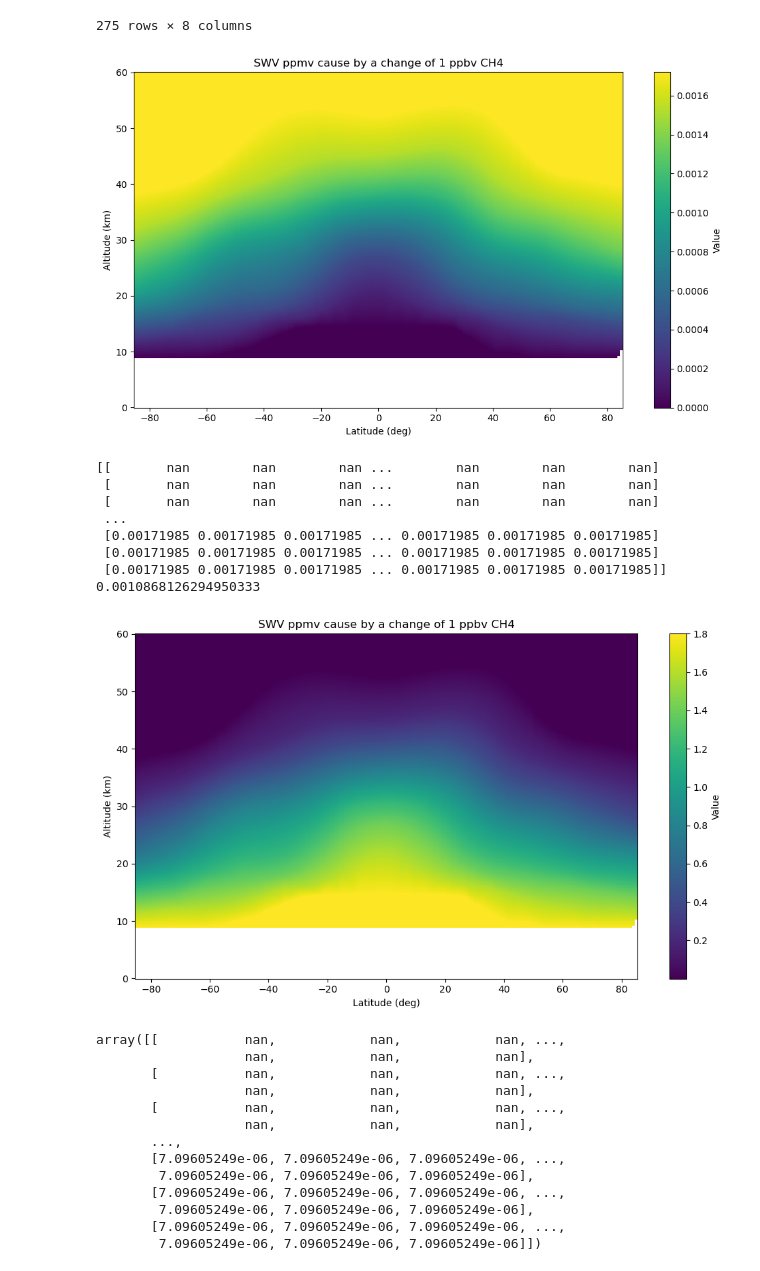
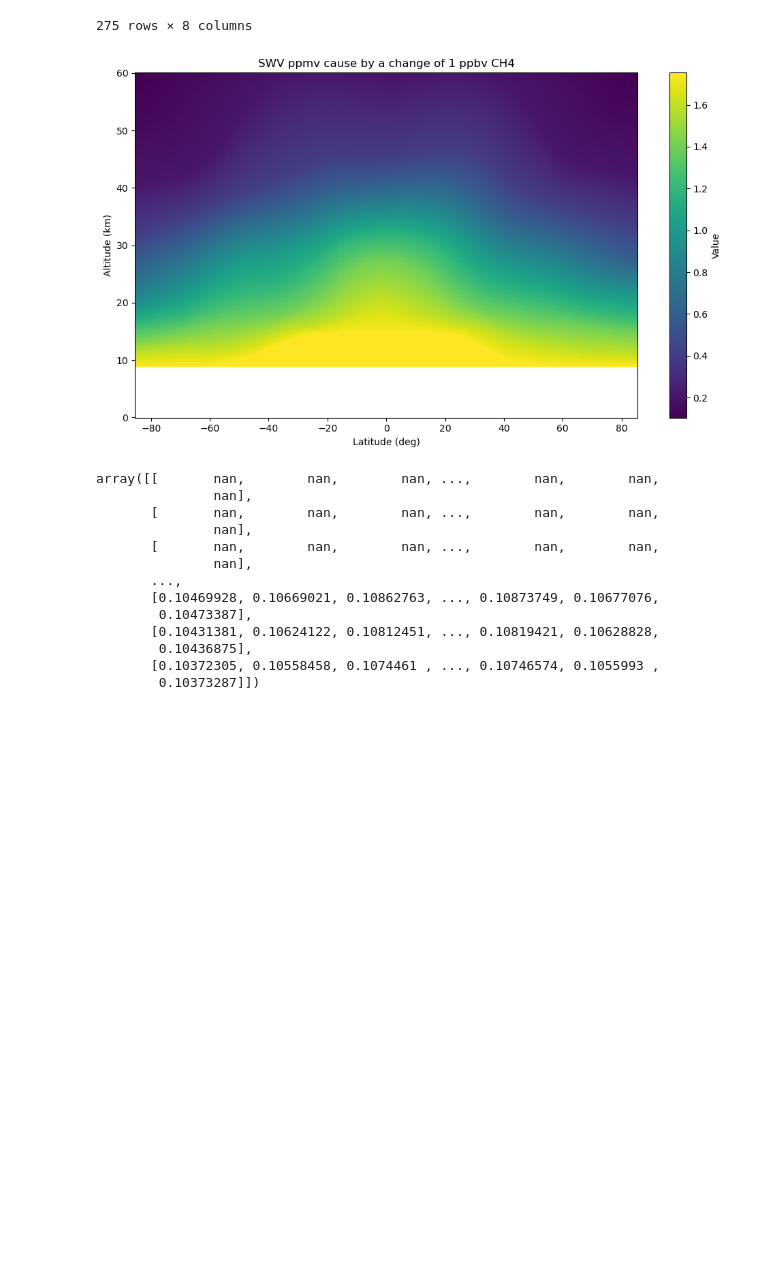
Before and after one commit to atzeharmsen/sandbox2, a Jupyter notebook: data_collection.ipynb, the cells around one changed output. Drawn from its saved outputs; the diff is of its cells as text; code cells hidden in the pictures; blank space fills up the shorter version.

```diff
--- a/data_collection.ipynb
+++ b/data_collection.ipynb
@@ -1007,39 +1046,27 @@ b_df
 275 rows × 8 columns
 # %%
 from Myhre2 import *
-df = construct_myhre_2a_df(cp_lat=87, cp_a=60)
-df['value'] = df['value']*1046.6
-df['value'] = 1.8-df['value']
-
+df = construct_myhre_1m_df()
 delta_h = 100.0  # height increment in meters
 delta_deg = 1.0  # latitude increment
 heights = np.arange(0, 60000 + delta_h, delta_h)  # 0 to 60 km
 latitudes = np.arange(-85, 86, delta_deg)  # -85° to 85°
 grid = get_griddata(df, heights, latitudes, plot_data=True)
 ### This grid will resemble the HAlOE CH4 concentrtion (ppmv)data of myhre fig 1, it is 'gebeunt' but approximately correct
 grid
 # %% [output]
-[figure, old version]
+[figure, new version]
-[[       nan        nan        nan ...        nan        nan        nan]
- [       nan        nan        nan ...        nan        nan        nan]
- [       nan        nan        nan ...        nan        nan        nan]
- ...
- [0.00171985 0.00171985 0.00171985 ... 0.00171985 0.00171985 0.00171985]
- [0.00171985 0.00171985 0.00171985 ... 0.00171985 0.00171985 0.00171985]
- [0.00171985 0.00171985 0.00171985 ... 0.00171985 0.00171985 0.00171985]]
-0.0010868126294950333
+array([[       nan,        nan,        nan, ...,        nan,        nan,
+               nan],
+       [       nan,        nan,        nan, ...,        nan,        nan,
+               nan],
+       [       nan,        nan,        nan, ...,        nan,        nan,
+               nan],
+       ...,
+       [0.10469928, 0.10669021, 0.10862763, ..., 0.10873749, 0.10677076,
+        0.10473387],
+       [0.10431381, 0.10624122, 0.10812451, ..., 0.10819421, 0.10628828,
+        0.10436875],
+       [0.10372305, 0.10558458, 0.1074461 , ..., 0.10746574, 0.1055993 ,
+        0.10373287]])
-[figure, removed]
-array([[           nan,            nan,            nan, ...,
-                   nan,            nan,            nan],
-       [           nan,            nan,            nan, ...,
-                   nan,            nan,            nan],
-       [           nan,            nan,            nan, ...,
-                   nan,            nan,            nan],
-       ...,
-       [7.09605249e-06, 7.09605249e-06, 7.09605249e-06, ...,
-        7.09605249e-06, 7.09605249e-06, 7.09605249e-06],
-       [7.09605249e-06, 7.09605249e-06, 7.09605249e-06, ...,
-        7.09605249e-06, 7.09605249e-06, 7.09605249e-06],
-       [7.09605249e-06, 7.09605249e-06, 7.09605249e-06, ...,
-        7.09605249e-06, 7.09605249e-06, 7.09605249e-06]])
 # %%
```
Also changed, not shown: parts of 19 cells of this notebook, 8 other files.
